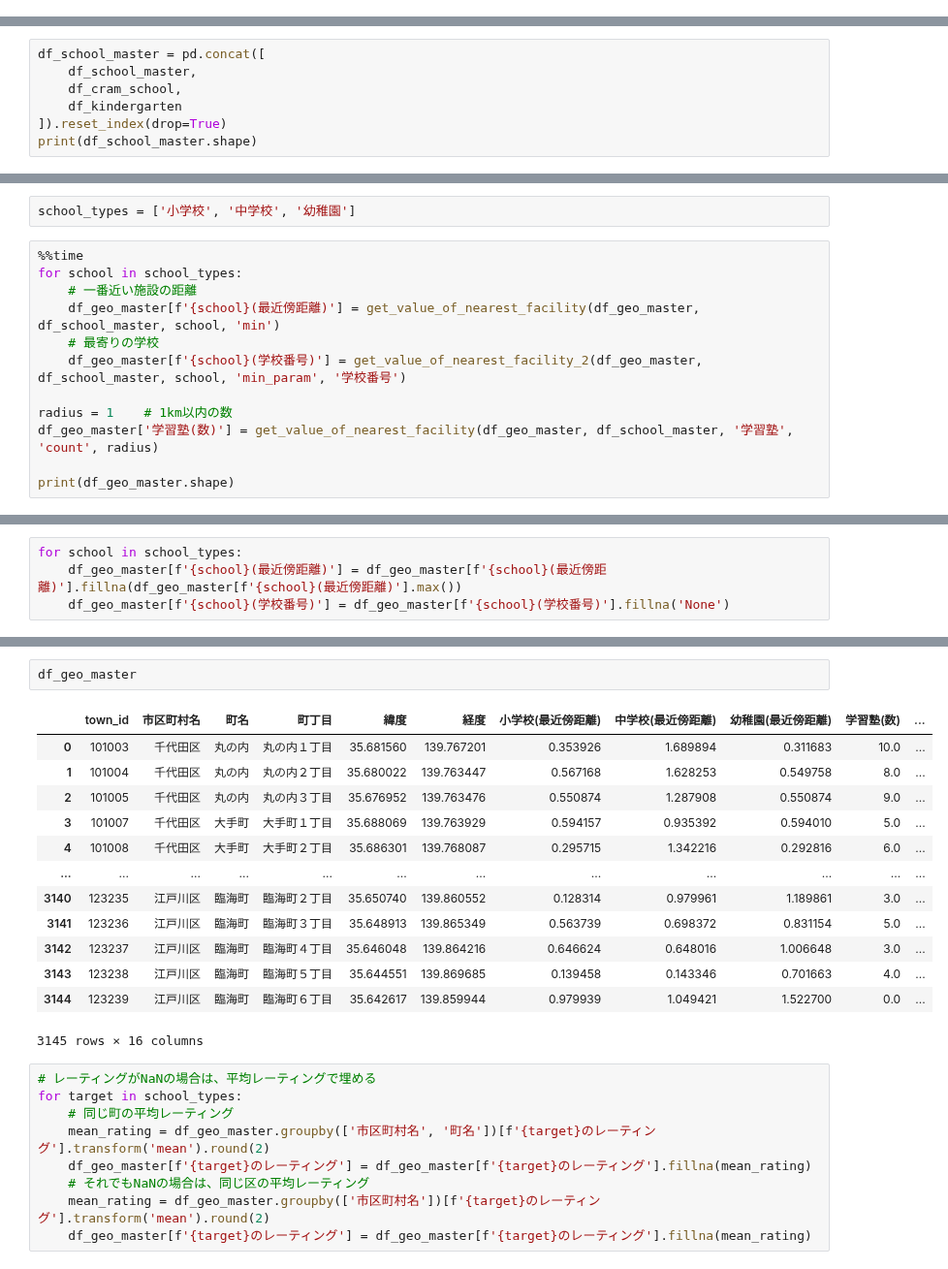
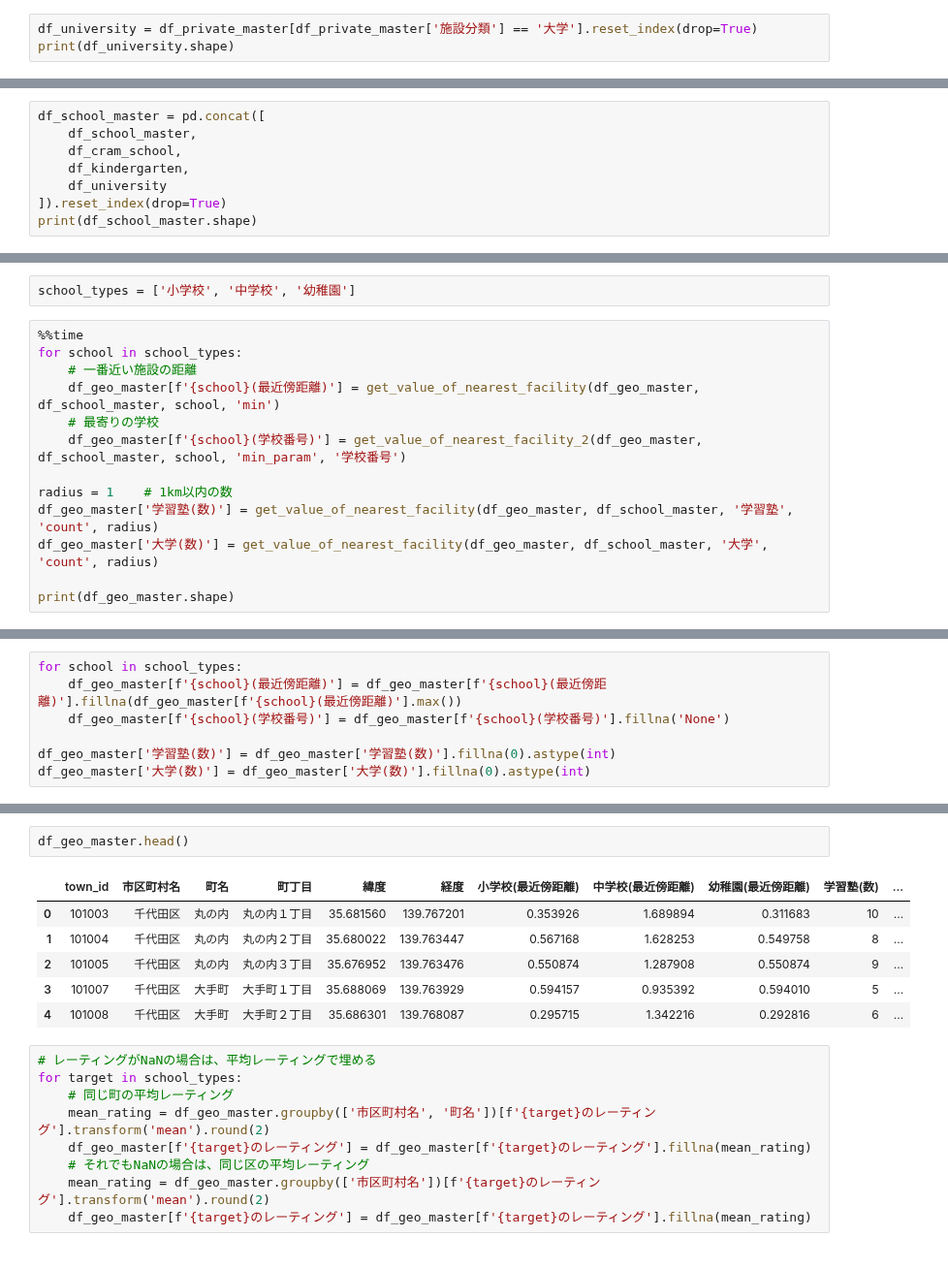
Before and after one commit to z-guard/analysis, a Jupyter notebook: notebooks/public_school_score.ipynb, the cells around one changed output, grey strips where cells are left out. Shown at 97% size. Drawn from its saved outputs; the diff is of its cells as text.

Commit message:
Add: university

```diff
--- a/notebooks/public_school_score.ipynb
+++ b/notebooks/public_school_score.ipynb
@@ -105,3 +108,6 @@ df_private_master['施設分類'].value_counts()
 囲碁将棋         31
 ダンス          23
 Name: 施設分類, dtype: int64
+# %%
+df_university = df_private_master[df_private_master['施設分類'] == '大学'].reset_index(drop=True)
+print(df_university.shape)
@@ -136,7 +144,8 @@ df_kindergarten.head()
 df_school_master = pd.concat([
     df_school_master,
     df_cram_school,
-    df_kindergarten
+    df_kindergarten,
+    df_university
 ]).reset_index(drop=True)
 print(df_school_master.shape)
 # %% [output]
@@ -207,6 +216,7 @@ for school in school_types:
 
 radius = 1    # 1km以内の数
 df_geo_master['学習塾(数)'] = get_value_of_nearest_facility(df_geo_master, df_school_master, '学習塾', 'count', radius)
+df_geo_master['大学(数)'] = get_value_of_nearest_facility(df_geo_master, df_school_master, '大学', 'count', radius)
 
 print(df_geo_master.shape)
 # %% [output]
@@ -231,6 +241,9 @@ Wall time: 3min 19s
 for school in school_types:
     df_geo_master[f'{school}(最近傍距離)'] = df_geo_master[f'{school}(最近傍距離)'].fillna(df_geo_master[f'{school}(最近傍距離)'].max())
     df_geo_master[f'{school}(学校番号)'] = df_geo_master[f'{school}(学校番号)'].fillna('None')
+
+df_geo_master['学習塾(数)'] = df_geo_master['学習塾(数)'].fillna(0).astype(int)
+df_geo_master['大学(数)'] = df_geo_master['大学(数)'].fillna(0).astype(int)
 # %%
 for school in school_types:
     df_geo_master = pd.merge(
@@ -250,19 +263,12 @@ for school in school_types:
 # %%
-df_geo_master
+df_geo_master.head()
 # %% [output]
 |  | town_id | 市区町村名 | 町名 | 町丁目 | 緯度 | 経度 | 小学校(最近傍距離) | 中学校(最近傍距離) | 幼稚園(最近傍距離) | 学習塾(数) | ... |
-| 0 | 101003 | 千代田区 | 丸の内 | 丸の内１丁目 | 35.681560 | 139.767201 | 0.353926 | 1.689894 | 0.311683 | 10.0 | ... |
-| 1 | 101004 | 千代田区 | 丸の内 | 丸の内２丁目 | 35.680022 | 139.763447 | 0.567168 | 1.628253 | 0.549758 | 8.0 | ... |
-| 2 | 101005 | 千代田区 | 丸の内 | 丸の内３丁目 | 35.676952 | 139.763476 | 0.550874 | 1.287908 | 0.550874 | 9.0 | ... |
-| 3 | 101007 | 千代田区 | 大手町 | 大手町１丁目 | 35.688069 | 139.763929 | 0.594157 | 0.935392 | 0.594010 | 5.0 | ... |
-| 4 | 101008 | 千代田区 | 大手町 | 大手町２丁目 | 35.686301 | 139.768087 | 0.295715 | 1.342216 | 0.292816 | 6.0 | ... |
-| ... | ... | ... | ... | ... | ... | ... | ... | ... | ... | ... | ... |
-| 3140 | 123235 | 江戸川区 | 臨海町 | 臨海町２丁目 | 35.650740 | 139.860552 | 0.128314 | 0.979961 | 1.189861 | 3.0 | ... |
-| 3141 | 123236 | 江戸川区 | 臨海町 | 臨海町３丁目 | 35.648913 | 139.865349 | 0.563739 | 0.698372 | 0.831154 | 5.0 | ... |
-| 3142 | 123237 | 江戸川区 | 臨海町 | 臨海町４丁目 | 35.646048 | 139.864216 | 0.646624 | 0.648016 | 1.006648 | 3.0 | ... |
-| 3143 | 123238 | 江戸川区 | 臨海町 | 臨海町５丁目 | 35.644551 | 139.869685 | 0.139458 | 0.143346 | 0.701663 | 4.0 | ... |
-| 3144 | 123239 | 江戸川区 | 臨海町 | 臨海町６丁目 | 35.642617 | 139.859944 | 0.979939 | 1.049421 | 1.522700 | 0.0 | ... |
+| 0 | 101003 | 千代田区 | 丸の内 | 丸の内１丁目 | 35.681560 | 139.767201 | 0.353926 | 1.689894 | 0.311683 | 10 | ... |
+| 1 | 101004 | 千代田区 | 丸の内 | 丸の内２丁目 | 35.680022 | 139.763447 | 0.567168 | 1.628253 | 0.549758 | 8 | ... |
+| 2 | 101005 | 千代田区 | 丸の内 | 丸の内３丁目 | 35.676952 | 139.763476 | 0.550874 | 1.287908 | 0.550874 | 9 | ... |
+| 3 | 101007 | 千代田区 | 大手町 | 大手町１丁目 | 35.688069 | 139.763929 | 0.594157 | 0.935392 | 0.594010 | 5 | ... |
+| 4 | 101008 | 千代田区 | 大手町 | 大手町２丁目 | 35.686301 | 139.768087 | 0.295715 | 1.342216 | 0.292816 | 6 | ... |
-3145 rows × 16 columns
 # %%
 # レーティングがNaNの場合は、平均レーティングで埋める
 for target in school_types:
```
Also changed, not shown: parts of 19 cells of this notebook.
